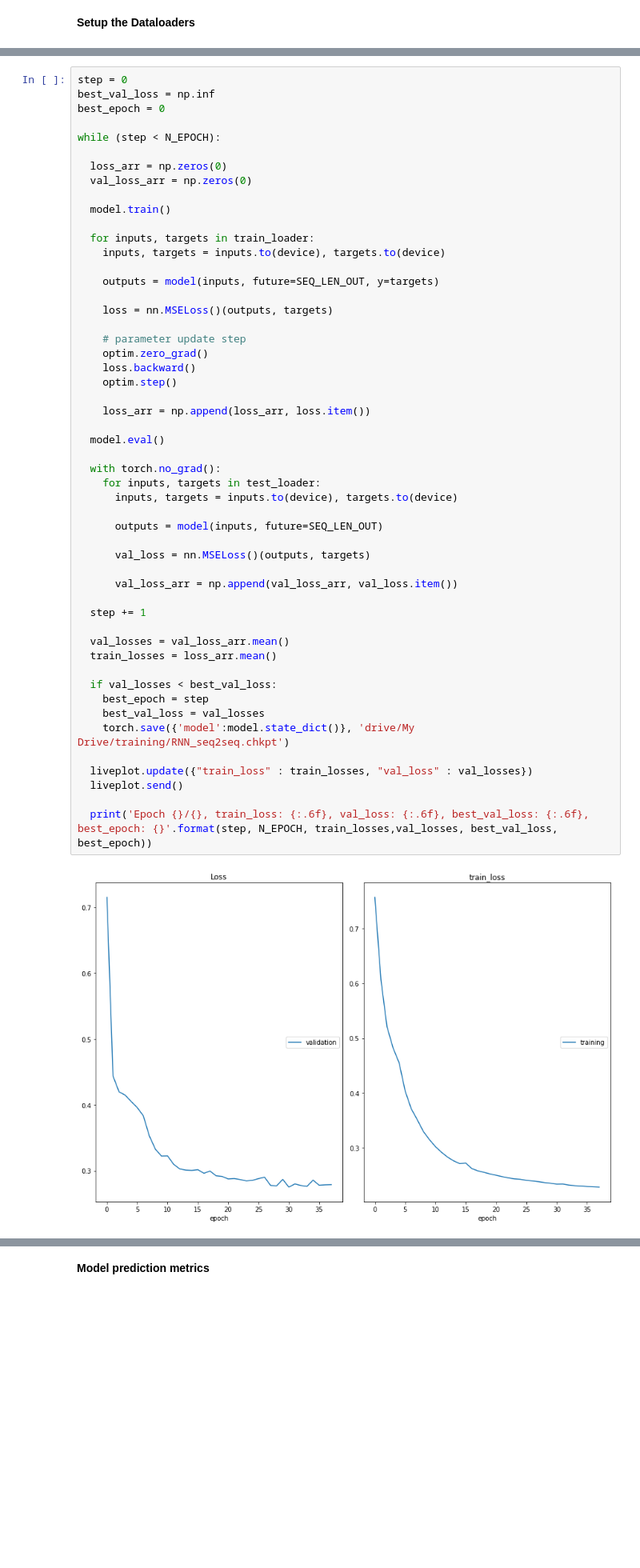
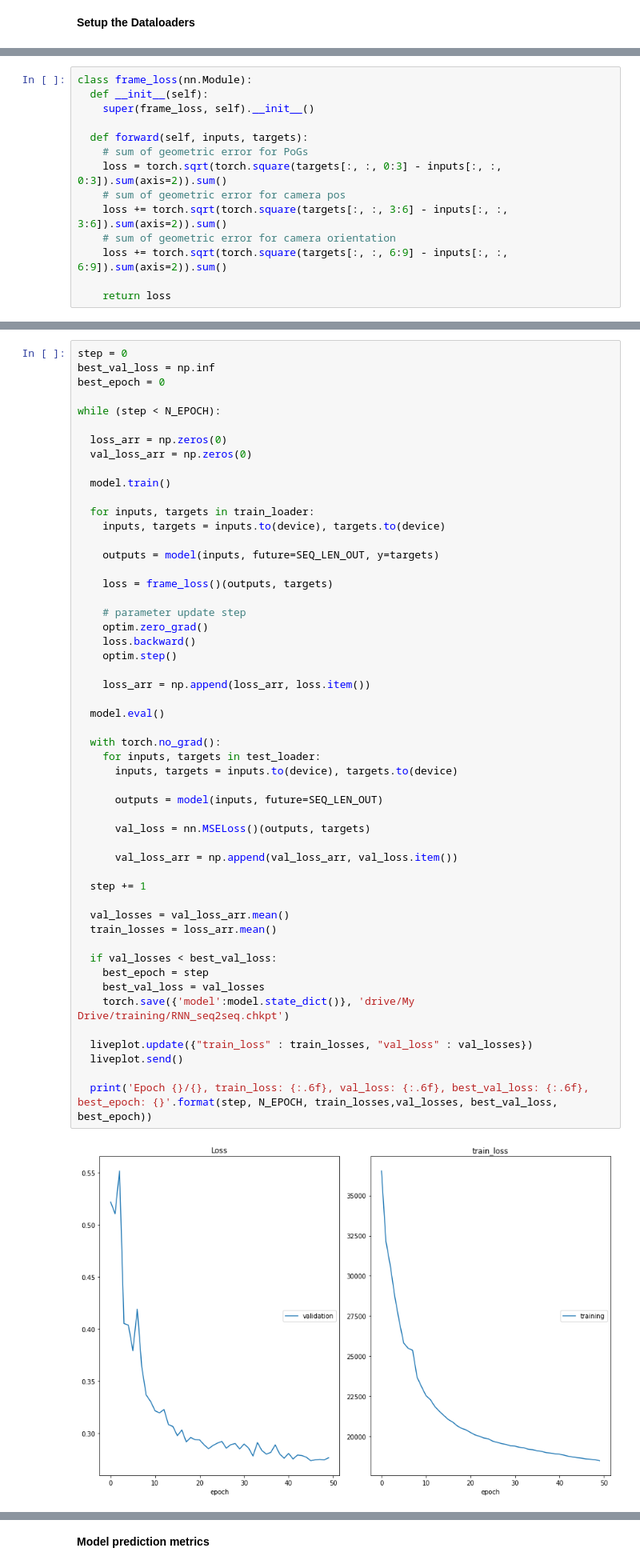
Before and after one commit to sacktock/EDVAM-models, a Jupyter notebook: RNN_seq2seq.ipynb, the cells around one changed output, grey strips where cells are left out. Shown: that part at 80% size. Saved outputs shown, nothing was run; the diff lists cells and outputs as text; blank space fills up the shorter version.

```diff
--- a/RNN_seq2seq.ipynb
+++ b/RNN_seq2seq.ipynb
@@ -291,3 +297,17 @@ liveplot = PlotLosses()
+# %%
+class frame_loss(nn.Module):
+  def __init__(self):
+    super(frame_loss, self).__init__()
+
+  def forward(self, inputs, targets):
+    # sum of geometric error for PoGs
+    loss = torch.sqrt(torch.square(targets[:, :, 0:3] - inputs[:, :, 0:3]).sum(axis=2)).sum()
+    # sum of geometric error for camera pos
+    loss += torch.sqrt(torch.square(targets[:, :, 3:6] - inputs[:, :, 3:6]).sum(axis=2)).sum()
+    # sum of geometric error for camera orientation
+    loss += torch.sqrt(torch.square(targets[:, :, 6:9] - inputs[:, :, 6:9]).sum(axis=2)).sum()
+
+    return loss
 # %% [markdown]
 **Training Code**
 
@@ -311,7 +331,7 @@ while (step < N_EPOCH):
 
     outputs = model(inputs, future=SEQ_LEN_OUT, y=targets)
 
-    loss = nn.MSELoss()(outputs, targets)
+    loss = frame_loss()(outputs, targets)
 
     # parameter update step
     optim.zero_grad()
@@ -320,32 +340,32 @@ while (step < N_EPOCH):
 
     loss_arr = np.append(loss_arr, loss.item())
 
   model.eval()
 
   with torch.no_grad():
     for inputs, targets in test_loader:
       inputs, targets = inputs.to(device), targets.to(device)
 
       outputs = model(inputs, future=SEQ_LEN_OUT)
 
       val_loss = nn.MSELoss()(outputs, targets)
 
       val_loss_arr = np.append(val_loss_arr, val_loss.item())
 
   step += 1
 
   val_losses = val_loss_arr.mean()
   train_losses = loss_arr.mean()
 
   if val_losses < best_val_loss:
     best_epoch = step
     best_val_loss = val_losses
     torch.save({'model':model.state_dict()}, 'drive/My Drive/training/RNN_seq2seq.chkpt')
 
   liveplot.update({"train_loss" : train_losses, "val_loss" : val_losses})
   liveplot.send()
 
   print('Epoch {}/{}, train_loss: {:.6f}, val_loss: {:.6f}, best_val_loss: {:.6f}, best_epoch: {}'.format(step, N_EPOCH, train_losses,val_losses, best_val_loss, best_epoch))
 # %% [output]
-[figure, old version]
+[figure, new version]
 Loss
```
Also changed, not shown: parts of 21 cells of this notebook.
